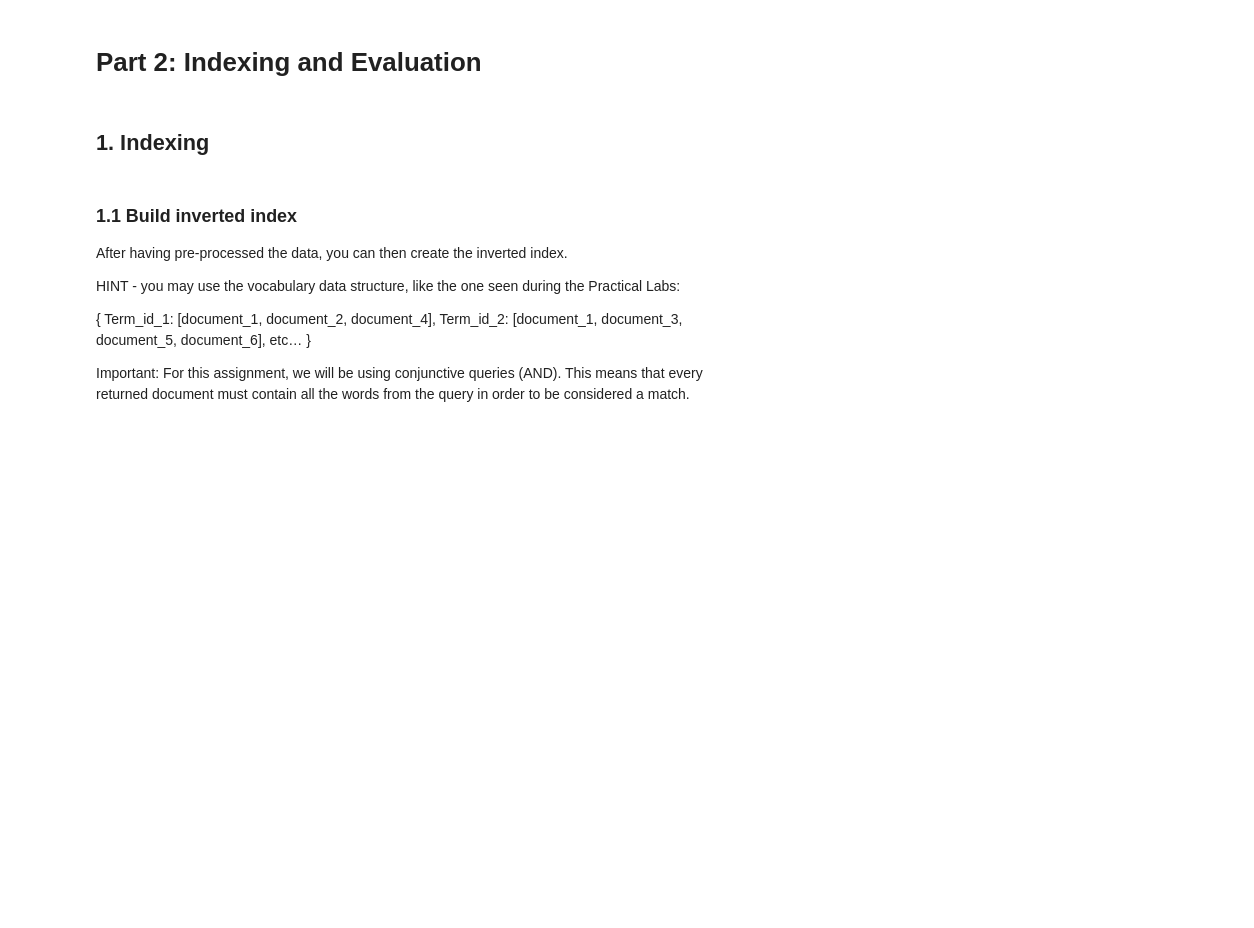
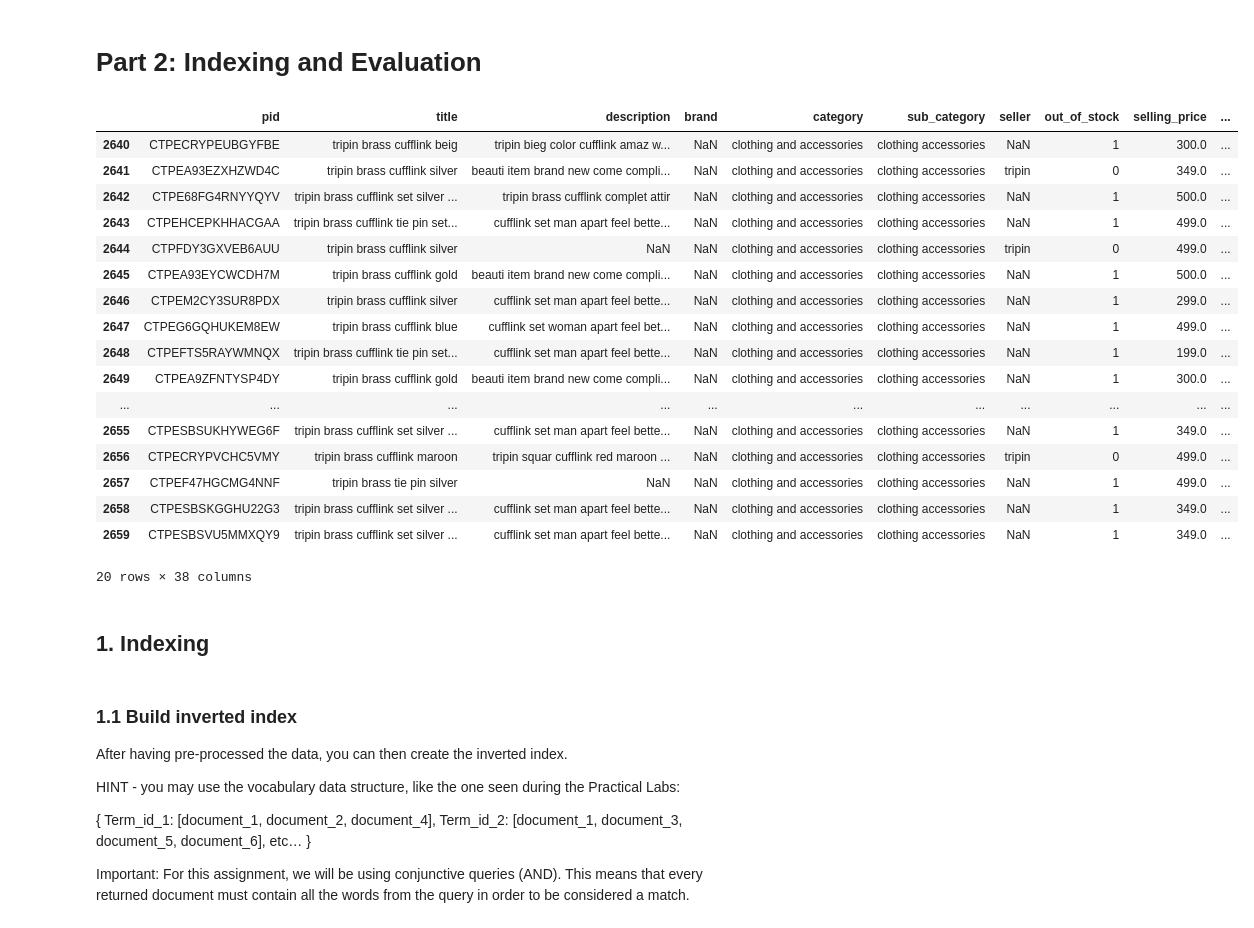
Before and after one commit to LucaFranceschi01/IRWA-2025-G23, a Jupyter notebook: project_progress/part_2/indexing_and_evaluation.ipynb, the cells around one changed output. Cells and saved outputs as stored; diff of their text form; code cells hidden in the pictures; blank space fills up the shorter version.

```diff
--- a/project_progress/part_2/indexing_and_evaluation.ipynb
+++ b/project_progress/part_2/indexing_and_evaluation.ipynb
@@ -8,3 +11,27 @@ import matplotlib.pyplot as plt
+# %%
+# Data import
+data = pd.read_csv('../part_1/fashion_products_cleaned.csv')
+
+data[2640:2660]
+# %% [output]
+|  | pid | title | description | brand | category | sub_category | seller | out_of_stock | selling_price | ... |
+| 2640 | CTPECRYPEUBGYFBE | tripin brass cufflink beig | tripin bieg color cufflink amaz w... | NaN | clothing and accessories | clothing accessories | NaN | 1 | 300.0 | ... |
+| 2641 | CTPEA93EZXHZWD4C | tripin brass cufflink silver | beauti item brand new come compli... | NaN | clothing and accessories | clothing accessories | tripin | 0 | 349.0 | ... |
+| 2642 | CTPE68FG4RNYYQYV | tripin brass cufflink set silver ... | tripin brass cufflink complet attir | NaN | clothing and accessories | clothing accessories | NaN | 1 | 500.0 | ... |
+| 2643 | CTPEHCEPKHHACGAA | tripin brass cufflink tie pin set... | cufflink set man apart feel bette... | NaN | clothing and accessories | clothing accessories | NaN | 1 | 499.0 | ... |
+| 2644 | CTPFDY3GXVEB6AUU | tripin brass cufflink silver | NaN | NaN | clothing and accessories | clothing accessories | tripin | 0 | 499.0 | ... |
+| 2645 | CTPEA93EYCWCDH7M | tripin brass cufflink gold | beauti item brand new come compli... | NaN | clothing and accessories | clothing accessories | NaN | 1 | 500.0 | ... |
+| 2646 | CTPEM2CY3SUR8PDX | tripin brass cufflink silver | cufflink set man apart feel bette... | NaN | clothing and accessories | clothing accessories | NaN | 1 | 299.0 | ... |
+| 2647 | CTPEG6GQHUKEM8EW | tripin brass cufflink blue | cufflink set woman apart feel bet... | NaN | clothing and accessories | clothing accessories | NaN | 1 | 499.0 | ... |
+| 2648 | CTPEFTS5RAYWMNQX | tripin brass cufflink tie pin set... | cufflink set man apart feel bette... | NaN | clothing and accessories | clothing accessories | NaN | 1 | 199.0 | ... |
+| 2649 | CTPEA9ZFNTYSP4DY | tripin brass cufflink gold | beauti item brand new come compli... | NaN | clothing and accessories | clothing accessories | NaN | 1 | 300.0 | ... |
+| ... | ... | ... | ... | ... | ... | ... | ... | ... | ... | ... |
+| 2655 | CTPESBSUKHYWEG6F | tripin brass cufflink set silver ... | cufflink set man apart feel bette... | NaN | clothing and accessories | clothing accessories | NaN | 1 | 349.0 | ... |
+| 2656 | CTPECRYPVCHC5VMY | tripin brass cufflink maroon | tripin squar cufflink red maroon ... | NaN | clothing and accessories | clothing accessories | tripin | 0 | 499.0 | ... |
+| 2657 | CTPEF47HGCMG4NNF | tripin brass tie pin silver | NaN | NaN | clothing and accessories | clothing accessories | NaN | 1 | 499.0 | ... |
+| 2658 | CTPESBSKGGHU22G3 | tripin brass cufflink set silver ... | cufflink set man apart feel bette... | NaN | clothing and accessories | clothing accessories | NaN | 1 | 349.0 | ... |
+| 2659 | CTPESBSVU5MMXQY9 | tripin brass cufflink set silver ... | cufflink set man apart feel bette... | NaN | clothing and accessories | clothing accessories | NaN | 1 | 349.0 | ... |
+20 rows × 38 columns
 # %% [markdown]
 ## 1. Indexing
 # %% [markdown]
```
Also changed, not shown: parts of 6 cells of this notebook.
